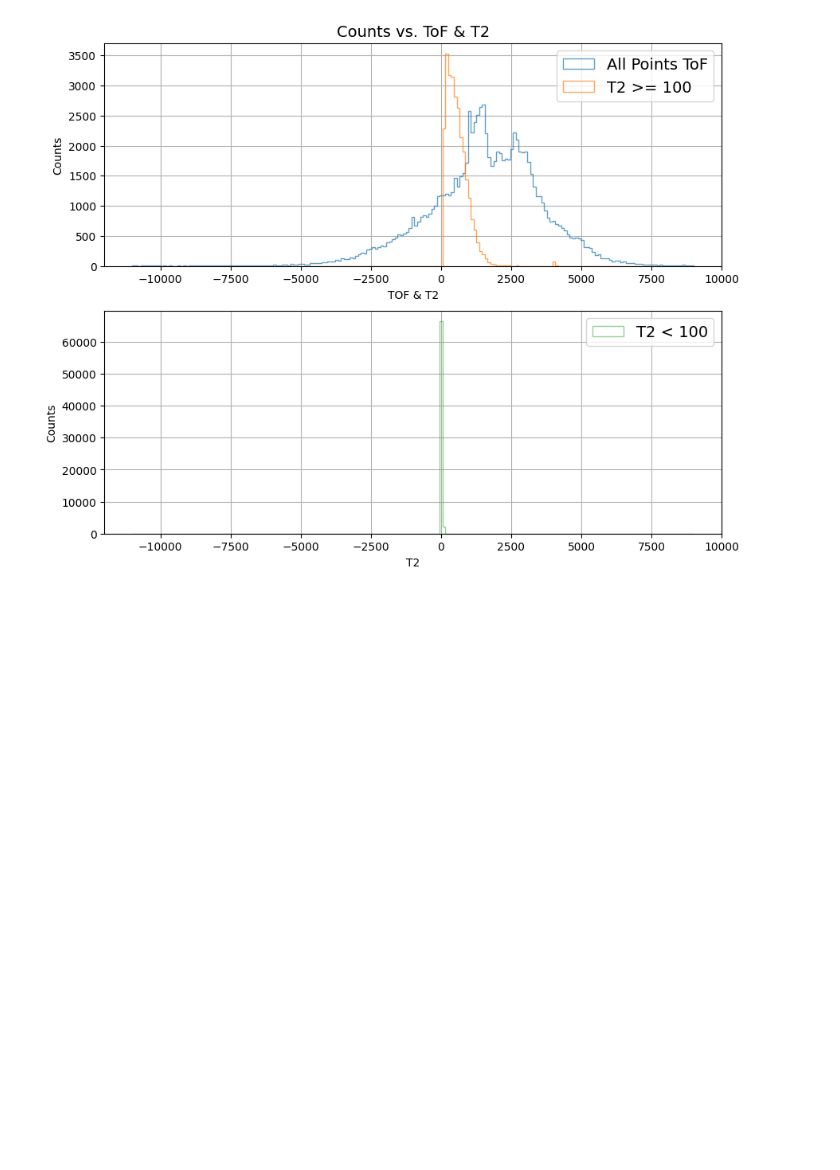
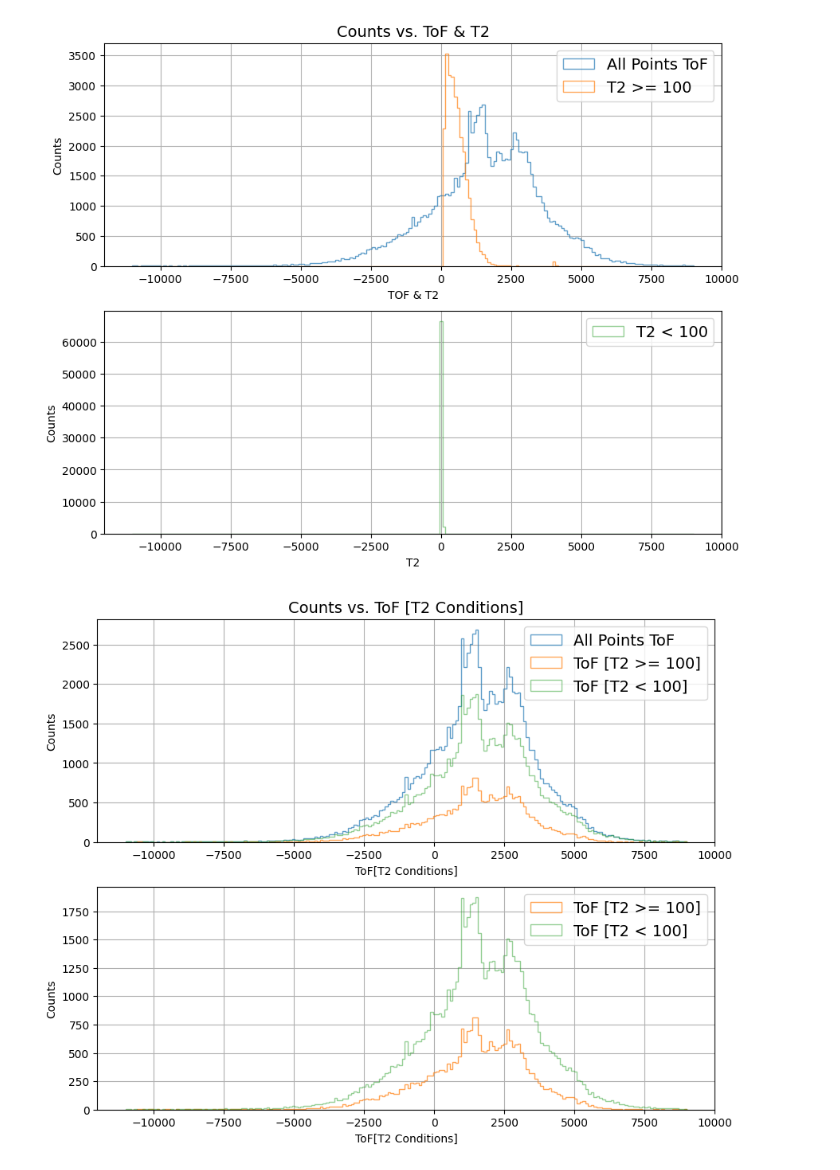
Before and after one commit to Drixitel/Work-Bench, a Jupyter notebook: PythonProject/ToF_Plotting/t2_ToFploting.ipynb, the cells around one changed output. Drawn from its saved outputs; the diff is of its cells as text; code cells hidden in the pictures; blank space fills up the shorter version.

Commit message:
New info on mypyc and plotting

```diff
--- a/PythonProject/ToF_Plotting/t2_ToFploting.ipynb
+++ b/PythonProject/ToF_Plotting/t2_ToFploting.ipynb
@@ -77,3 +76,80 @@ ax1[1].legend(loc='best', fontsize=14)
 plt.show()
 # %% [output]
 [figure]
+# %%
+""" Attempt 2 """
+
+import numpy as np
+import matplotlib.pyplot as plt
+import pandas as pd
+
+# LOAD DATA
+df = pd.read_csv("T2_ToFAnalysis_07_24_2023.csv")
+df.dropna(axis="columns", inplace=True)
+
+# load dataframe variables
+tof = df["tof"]
+t2 = df["pulse_t2"]
+
+values_above_100 = t2[t2 >= 100]
+values_below_100 = t2[t2 < 100]
+
+tof_t2_above_100 = tof[t2 >= 100]
+tof_t2_below_100 = tof[t2 < 100]
+
+
+x_data = np.linspace(-11000,9000,200)
+fig1,ax1 = plt.subplots(2,1)
+fig1.set_size_inches(10, 8)
+ax1[0].hist(tof,
+         bins=x_data,
+         histtype='step',
+         alpha=0.7,
+         facecolor='none',
+         color ='C0',
+        #  edgecolor='k',
+         label='All Points ToF')
+ax1[0].hist(tof_t2_above_100,
+         bins=x_data,
+         histtype='step',
+         alpha=0.7,
+         facecolor='none',
+         color = 'C1',
+        #  edgecolor='k',
+         label='ToF [T2 >= 100]')
+ax1[0].hist(tof_t2_below_100,
+         bins= x_data,
+         histtype='step',
+         alpha=0.5,
+         facecolor='none',
+         color = 'C2',
+        #  edgecolor='k',
+         label='ToF [T2 < 100]')
+ax1[1].hist(tof_t2_above_100,
+         bins=x_data,
+         histtype='step',
+         alpha=0.7,
+         facecolor='none',
+         color = 'C1',
+        #  edgecolor='k',
+         label='ToF [T2 >= 100]')
+ax1[1].hist(tof_t2_below_100,
+         bins= x_data,
+         histtype='step',
+         alpha=0.5,
+         facecolor='none',
+         color = 'C2',
+        #  edgecolor='k',
+         label='ToF [T2 < 100]')
+ax1[0].set_xlabel('ToF[T2 Conditions]')
+ax1[1].set_xlabel('ToF[T2 Conditions]')
+ax1[0].set_ylabel('Counts')
+ax1[1].set_ylabel('Counts')
+ax1[0].set_title('Counts vs. ToF [T2 Conditions]', fontsize =14)
+ax1[0].grid()
+ax1[1].grid()
+ax1[0].legend(loc='best', fontsize=14)
+ax1[1].legend(loc='best', fontsize=14)
+plt.show()
+# %% [output]
+[figure, added]
```
Also changed, not shown: parts of 4 cells of this notebook, 11 other files.
